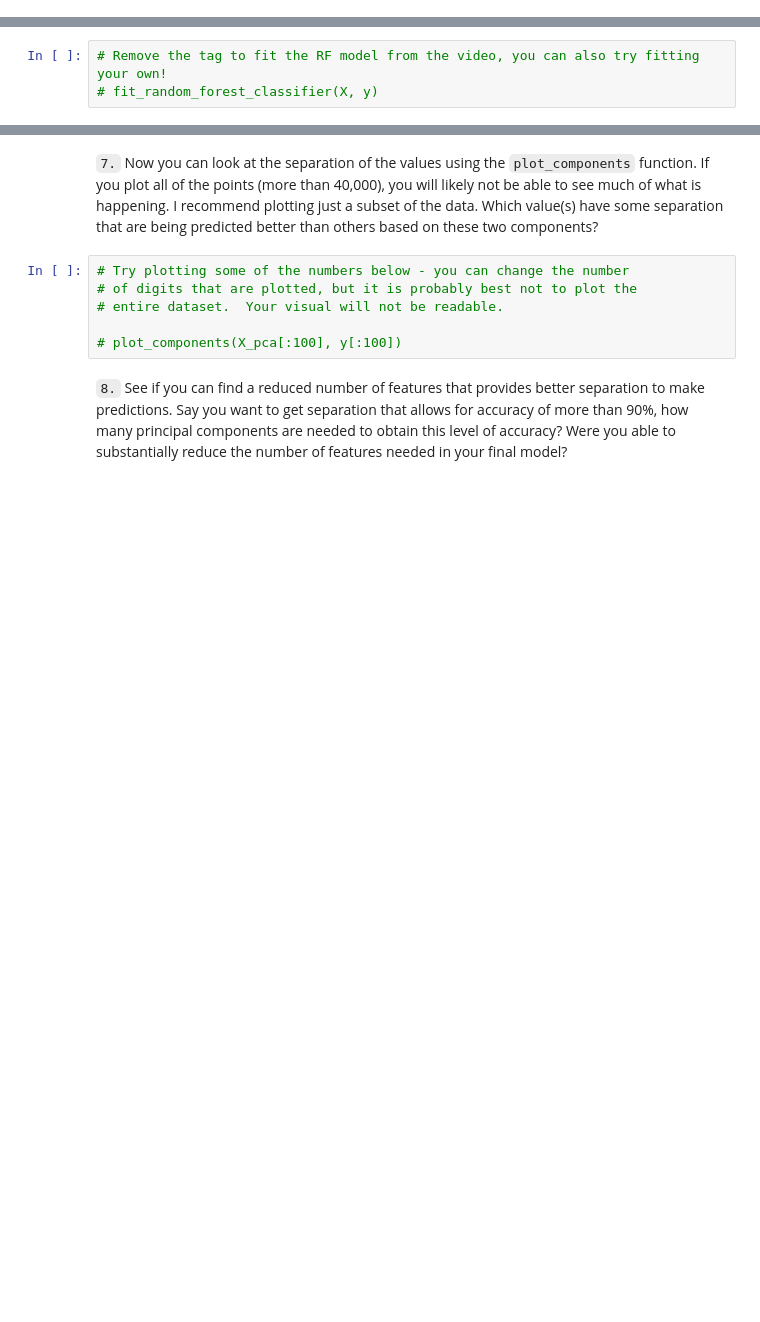
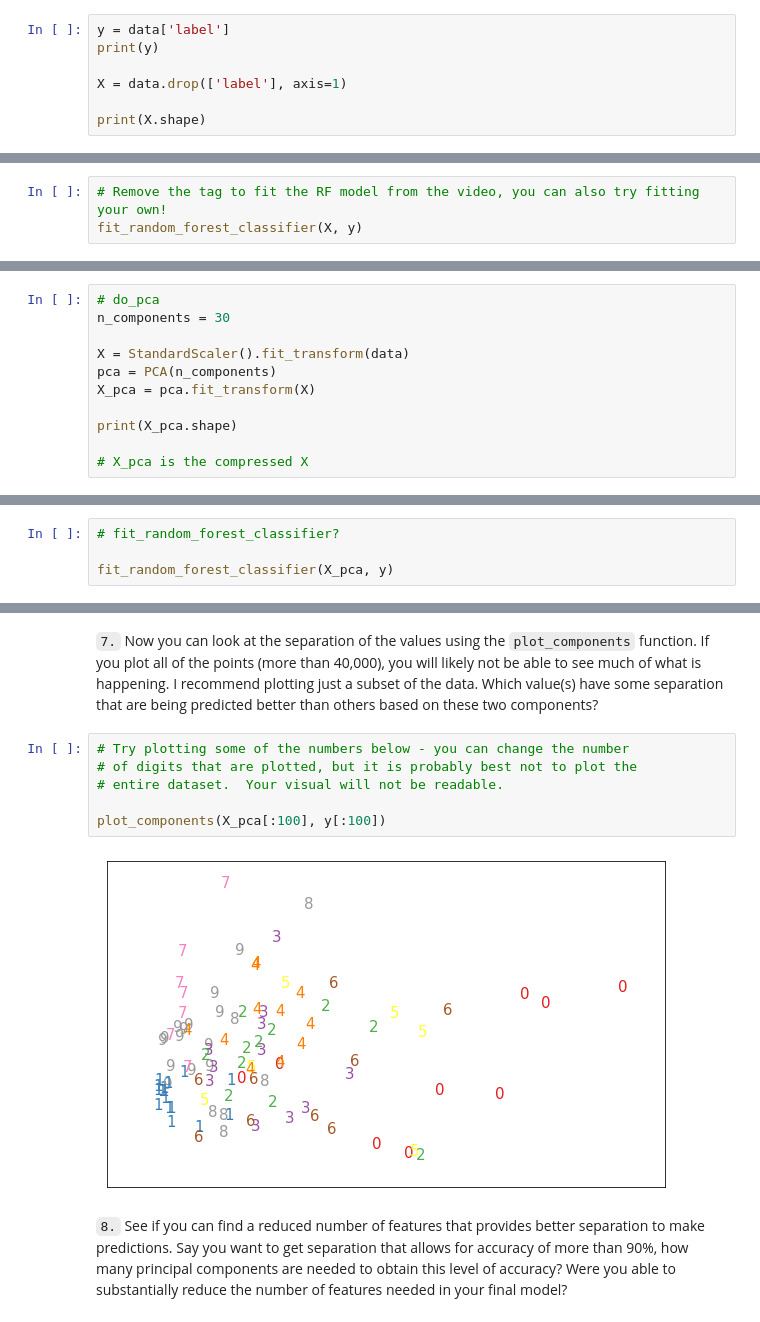
Before and after one commit to D5mit/Udacity_Data_Science, a Jupyter notebook: Unsupervised_Learning/PCA/PCA_1.ipynb, the cells around one changed output, grey strips where cells are left out. Saved outputs shown, nothing was run; the diff lists cells and outputs as text; blank space fills up the shorter version.

```diff
--- a/Unsupervised_Learning/PCA/PCA_1.ipynb
+++ b/Unsupervised_Learning/PCA/PCA_1.ipynb
@@ -28,2 +59,9 @@ ModuleNotFoundError: No module named 'test_code'
 # %% [markdown]
 `2.` Create a vector called y that holds the **label** column of the dataset.  Store all other columns holding the pixel data of your images in X.
+# %%
+y = data['label']
+print(y)
+
+X = data.drop(['label'], axis=1)
+
+print(X.shape)
@@ -50,4 +106,4 @@ If you decide to put together your own classifier, remember the 4 steps to this
 You can also try a grid search to see if you can improve on your initial predictions.
 # %%
 # Remove the tag to fit the RF model from the video, you can also try fitting your own!
-# fit_random_forest_classifier(X, y)
+fit_random_forest_classifier(X, y)
@@ -57,0 +155,11 @@ do_pca?
+# %%
+# do_pca
+n_components = 30
+
+X = StandardScaler().fit_transform(data)
+pca = PCA(n_components)
+X_pca = pca.fit_transform(X)
+
+print(X_pca.shape)
+
+# X_pca is the compressed X
@@ -61,0 +170,4 @@ fit_random_forest_classifier?
+# %%
+# fit_random_forest_classifier?
+
+fit_random_forest_classifier(X_pca, y)
@@ -64,9 +189,11 @@ fit_random_forest_classifier?
 # %%
 # Try plotting some of the numbers below - you can change the number
 # of digits that are plotted, but it is probably best not to plot the
 # entire dataset.  Your visual will not be readable.
 
-# plot_components(X_pca[:100], y[:100])
+plot_components(X_pca[:100], y[:100])
+# %% [output]
+[figure, added]
 # %% [markdown]
 `8.` See if you can find a reduced number of features that provides better separation to make predictions.  Say you want to get separation that allows for accuracy of more than 90%, how many principal components are needed to obtain this level of accuracy?  Were you able to substantially reduce the number of features needed in your final model?
 # %% [markdown]
```
Also changed, not shown: parts of 16 cells of this notebook, 1 other file.
